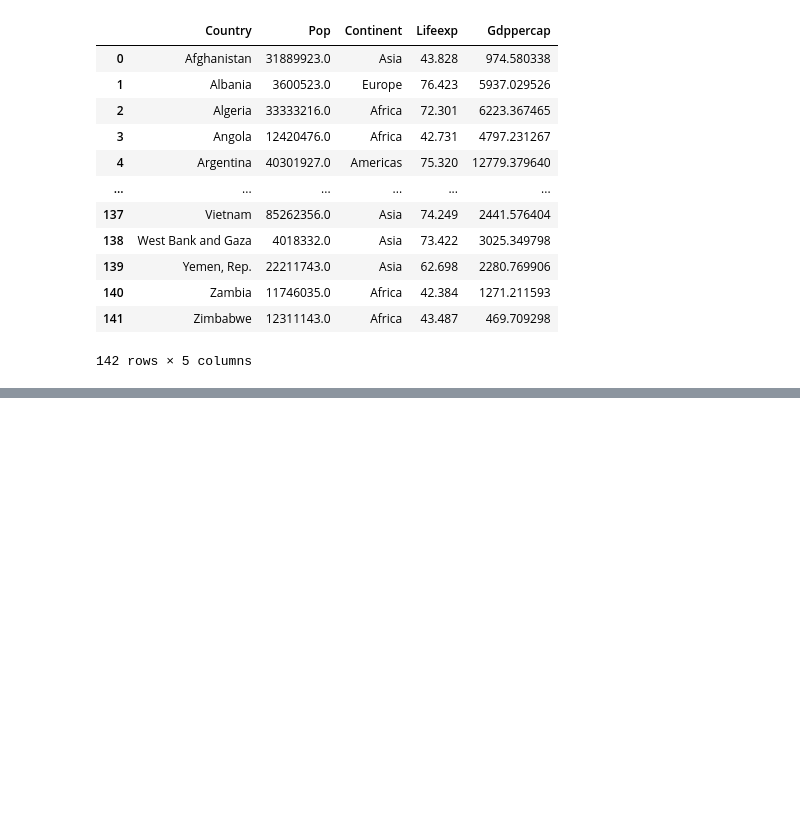
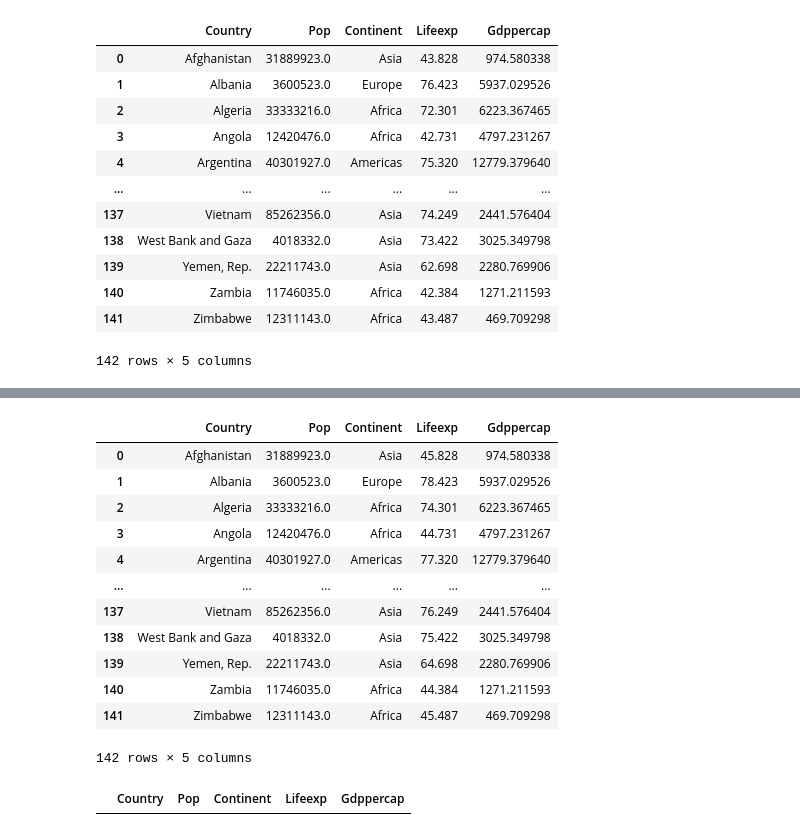
Before and after one commit to AshishMulani/PGCP_AI_new, a Jupyter notebook: Pandas/Assignment4.ipynb, the cells around one changed output, grey strips where cells are left out. Drawn from its saved outputs; the diff is of its cells as text; code cells hidden in the pictures; blank space fills up the shorter version.

```diff
--- a/Pandas/Assignment4.ipynb
+++ b/Pandas/Assignment4.ipynb
@@ -449,0 +458,23 @@ df
+# %%
+#m.	Increase Life Expectancy by 2 years for all African countries
+df['Lifeexp']=df['Lifeexp'].apply(lambda x : x +2)
+df
+# %% [output]
+|  | Country | Pop | Continent | Lifeexp | Gdppercap |
+| 0 | Afghanistan | 31889923.0 | Asia | 45.828 | 974.580338 |
+| 1 | Albania | 3600523.0 | Europe | 78.423 | 5937.029526 |
+| 2 | Algeria | 33333216.0 | Africa | 74.301 | 6223.367465 |
+| 3 | Angola | 12420476.0 | Africa | 44.731 | 4797.231267 |
+| 4 | Argentina | 40301927.0 | Americas | 77.320 | 12779.379640 |
+| ... | ... | ... | ... | ... | ... |
+| 137 | Vietnam | 85262356.0 | Asia | 76.249 | 2441.576404 |
+| 138 | West Bank and Gaza | 4018332.0 | Asia | 75.422 | 3025.349798 |
+| 139 | Yemen, Rep. | 22211743.0 | Asia | 64.698 | 2280.769906 |
+| 140 | Zambia | 11746035.0 | Africa | 44.384 | 1271.211593 |
+| 141 | Zimbabwe | 12311143.0 | Africa | 45.487 | 469.709298 |
+142 rows × 5 columns
+# %%
+#n.	Find all the rows that contain NA values
+df[df.isna().any(axis=1)]
+# %% [output]
+|  | Country | Pop | Continent | Lifeexp | Gdppercap |
```
Also changed, not shown: parts of 4 cells of this notebook.
